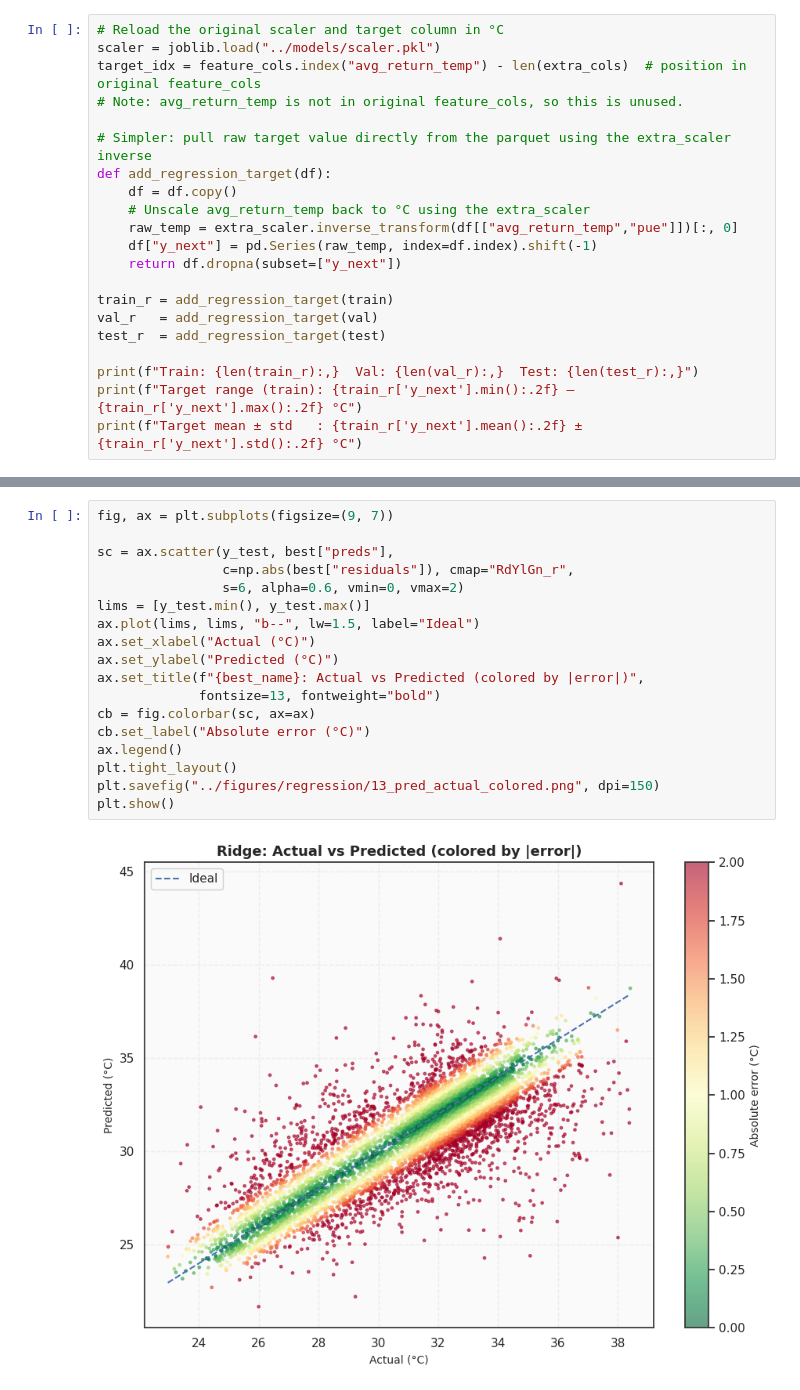
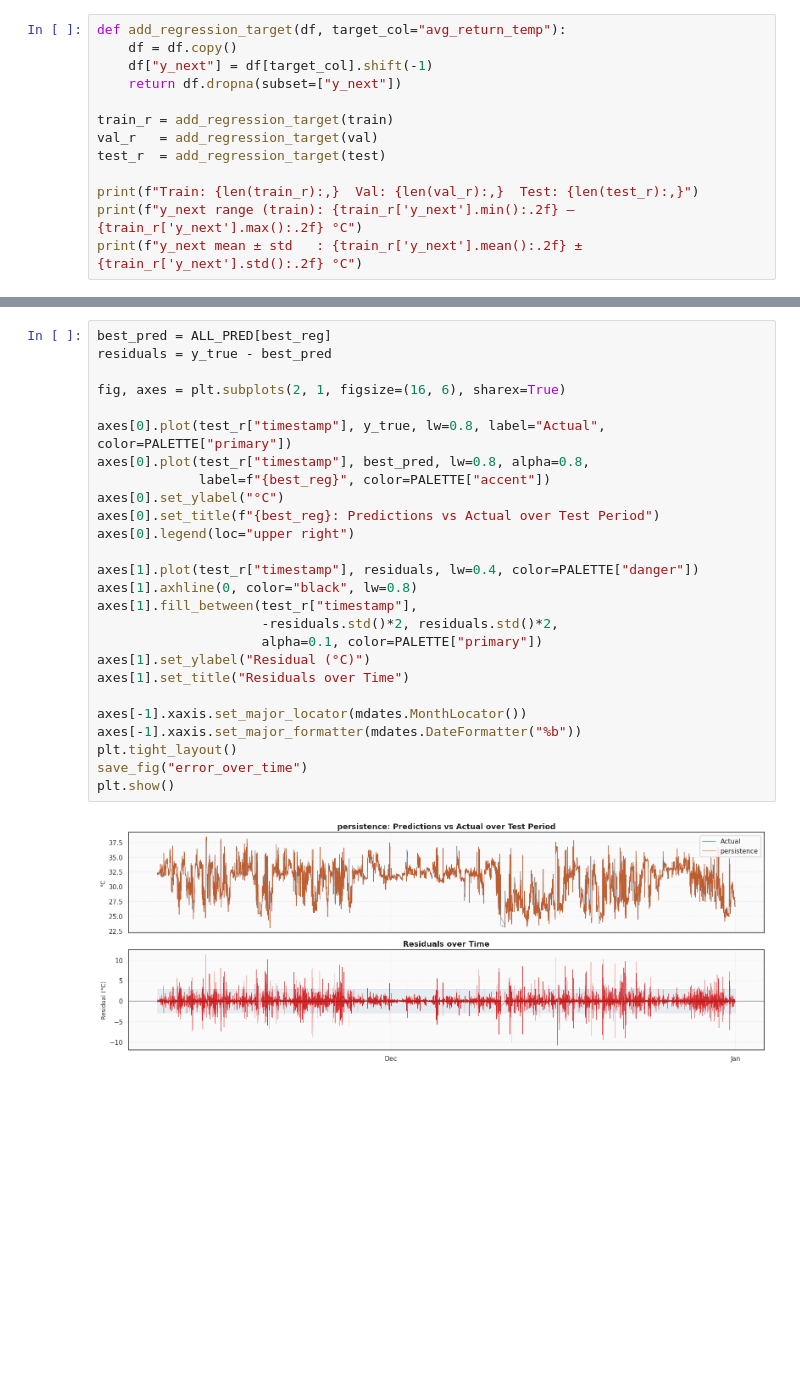
Before and after one commit to adityajha1606/coolant-project, a Jupyter notebook: notebooks/03b_regression.ipynb, the cells around one changed output, grey strips where cells are left out. Drawn from its saved outputs; the diff is of its cells as text; blank space fills up the shorter version.

```diff
--- a/notebooks/03b_regression.ipynb
+++ b/notebooks/03b_regression.ipynb
@@ -83,15 +79,7 @@ Target: avg_return_temp
 # %%
-# Reload the original scaler and target column in °C
-scaler = joblib.load("../models/scaler.pkl")
-target_idx = feature_cols.index("avg_return_temp") - len(extra_cols)  # position in original feature_cols
-# Note: avg_return_temp is not in original feature_cols, so this is unused.
-
-# Simpler: pull raw target value directly from the parquet using the extra_scaler inverse
-def add_regression_target(df):
+def add_regression_target(df, target_col="avg_return_temp"):
     df = df.copy()
-    # Unscale avg_return_temp back to °C using the extra_scaler
-    raw_temp = extra_scaler.inverse_transform(df[["avg_return_temp","pue"]])[:, 0]
-    df["y_next"] = pd.Series(raw_temp, index=df.index).shift(-1)
+    df["y_next"] = df[target_col].shift(-1)
     return df.dropna(subset=["y_next"])
 
 train_r = add_regression_target(train)
@@ -99,7 +87,7 @@ val_r   = add_regression_target(val)
 test_r  = add_regression_target(test)
 
 print(f"Train: {len(train_r):,}  Val: {len(val_r):,}  Test: {len(test_r):,}")
-print(f"Target range (train): {train_r['y_next'].min():.2f} – {train_r['y_next'].max():.2f} °C")
-print(f"Target mean ± std   : {train_r['y_next'].mean():.2f} ± {train_r['y_next'].std():.2f} °C")
+print(f"y_next range (train): {train_r['y_next'].min():.2f} – {train_r['y_next'].max():.2f} °C")
+print(f"y_next mean ± std   : {train_r['y_next'].mean():.2f} ± {train_r['y_next'].std():.2f} °C")
 # %% [output]
 Train: 34,540  Val: 7,401  Test: 7,401
@@ -475,21 +557,29 @@ plt.show()
 # %%
-fig, ax = plt.subplots(figsize=(9, 7))
+best_pred = ALL_PRED[best_reg]
+residuals = y_true - best_pred
 
-sc = ax.scatter(y_test, best["preds"],
-                c=np.abs(best["residuals"]), cmap="RdYlGn_r",
-                s=6, alpha=0.6, vmin=0, vmax=2)
-lims = [y_test.min(), y_test.max()]
-ax.plot(lims, lims, "b--", lw=1.5, label="Ideal")
-ax.set_xlabel("Actual (°C)")
-ax.set_ylabel("Predicted (°C)")
-ax.set_title(f"{best_name}: Actual vs Predicted (colored by |error|)",
-             fontsize=13, fontweight="bold")
-cb = fig.colorbar(sc, ax=ax)
-cb.set_label("Absolute error (°C)")
-ax.legend()
+fig, axes = plt.subplots(2, 1, figsize=(16, 6), sharex=True)
+
+axes[0].plot(test_r["timestamp"], y_true, lw=0.8, label="Actual", color=PALETTE["primary"])
+axes[0].plot(test_r["timestamp"], best_pred, lw=0.8, alpha=0.8,
+             label=f"{best_reg}", color=PALETTE["accent"])
+axes[0].set_ylabel("°C")
+axes[0].set_title(f"{best_reg}: Predictions vs Actual over Test Period")
+axes[0].legend(loc="upper right")
+
+axes[1].plot(test_r["timestamp"], residuals, lw=0.4, color=PALETTE["danger"])
+axes[1].axhline(0, color="black", lw=0.8)
+axes[1].fill_between(test_r["timestamp"],
+                     -residuals.std()*2, residuals.std()*2,
+                     alpha=0.1, color=PALETTE["primary"])
+axes[1].set_ylabel("Residual (°C)")
+axes[1].set_title("Residuals over Time")
+
+axes[-1].xaxis.set_major_locator(mdates.MonthLocator())
+axes[-1].xaxis.set_major_formatter(mdates.DateFormatter("%b"))
 plt.tight_layout()
-plt.savefig("../figures/regression/13_pred_actual_colored.png", dpi=150)
+save_fig("error_over_time")
 plt.show()
 # %% [output]
-[figure, old version]
+[figure, new version]
 # %%
```
Also changed, not shown: parts of 22 cells of this notebook, 45 other files.
